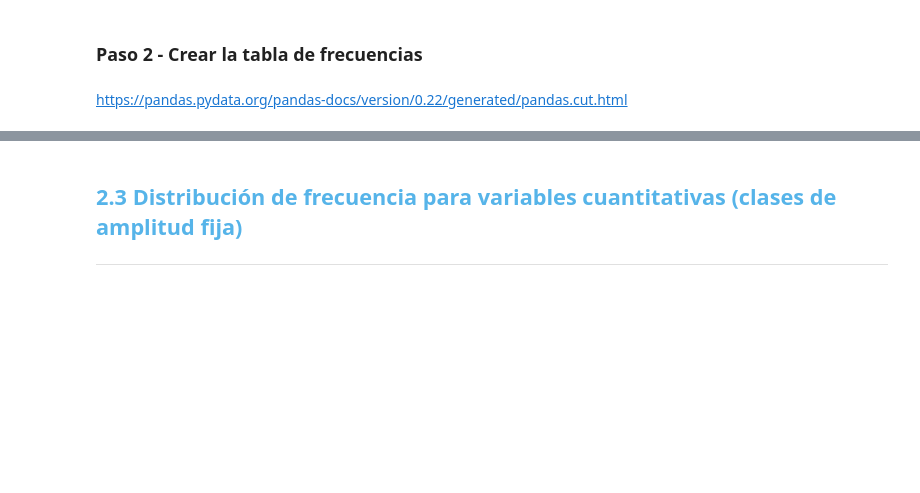
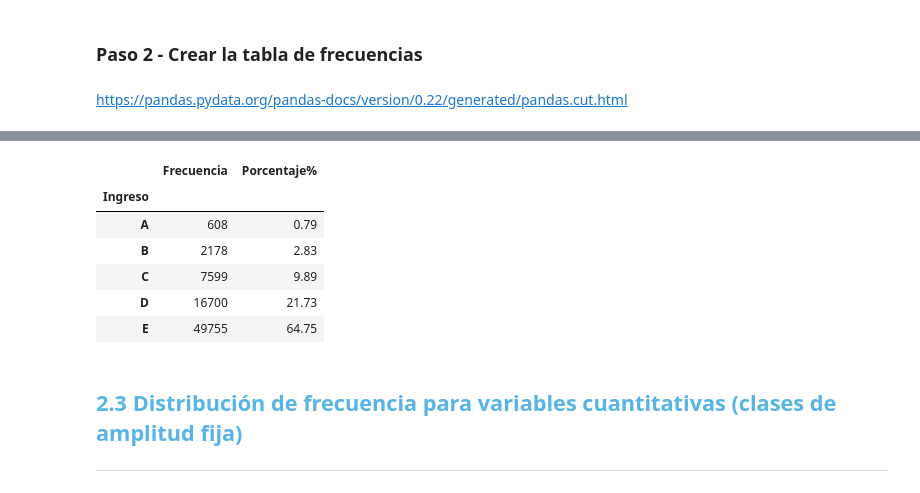
Before and after one commit to Goyo0117970/MachineLearning, a Jupyter notebook: Curso_de_Estadística_con_Python_1.ipynb, the cells around one changed output, grey strips where cells are left out. Cells and saved outputs as stored; diff of their text form; code cells hidden in the pictures; blank space fills up the shorter version.

```diff
--- a/Curso_de_Estadística_con_Python_1.ipynb
+++ b/Curso_de_Estadística_con_Python_1.ipynb
@@ -355,4 +364,12 @@ donde <b>SM</b> es el valor del salario mínimo en ese momento. En nuestro caso
+# %%
+label =['E','D','C','B','A']
 # %% [markdown]
 ### Paso 2 - Crear la tabla de frecuencias
 # %% [markdown]
 https://pandas.pydata.org/pandas-docs/version/0.22/generated/pandas.cut.html
+# %%
+frecuencia = pd.value_counts(
+                    pd.cut( x= datos.Ingreso,
+                    bins = clases,
+                    labels= label,
+                    include_lowest=True))
@@ -358,0 +387,7 @@ https://pandas.pydata.org/pandas-docs/version/0.22/generated/pandas.cut.html
+# %%
+porcentaje = pd.value_counts(
+                    pd.cut( x= datos.Ingreso,
+                    bins = clases,
+                    labels= label,
+                    include_lowest=True),
+                    normalize=True).round(4)*100
@@ -359,3 +405,15 @@ https://pandas.pydata.org/pandas-docs/version/0.22/generated/pandas.cut.html
+# %%
+dist_frec_cuanti_personalizada = pd.DataFrame({'Frecuencia': frecuencia, 'Porcentaje%': porcentaje})
+# %%
+dist_frec_cuanti_personalizada.sort_index(ascending=False)
+# %% [output]
+|  | Frecuencia | Porcentaje% |
+| Ingreso |  |  |
+| A | 608 | 0.79 |
+| B | 2178 | 2.83 |
+| C | 7599 | 9.89 |
+| D | 16700 | 21.73 |
+| E | 49755 | 64.75 |
 # %% [markdown]
 ## <font color=#56B4E9>2.3 Distribución de frecuencia para variables cuantitativas (clases de amplitud fija)</font>
 ***
```
Also changed, not shown: parts of 14 cells of this notebook.
